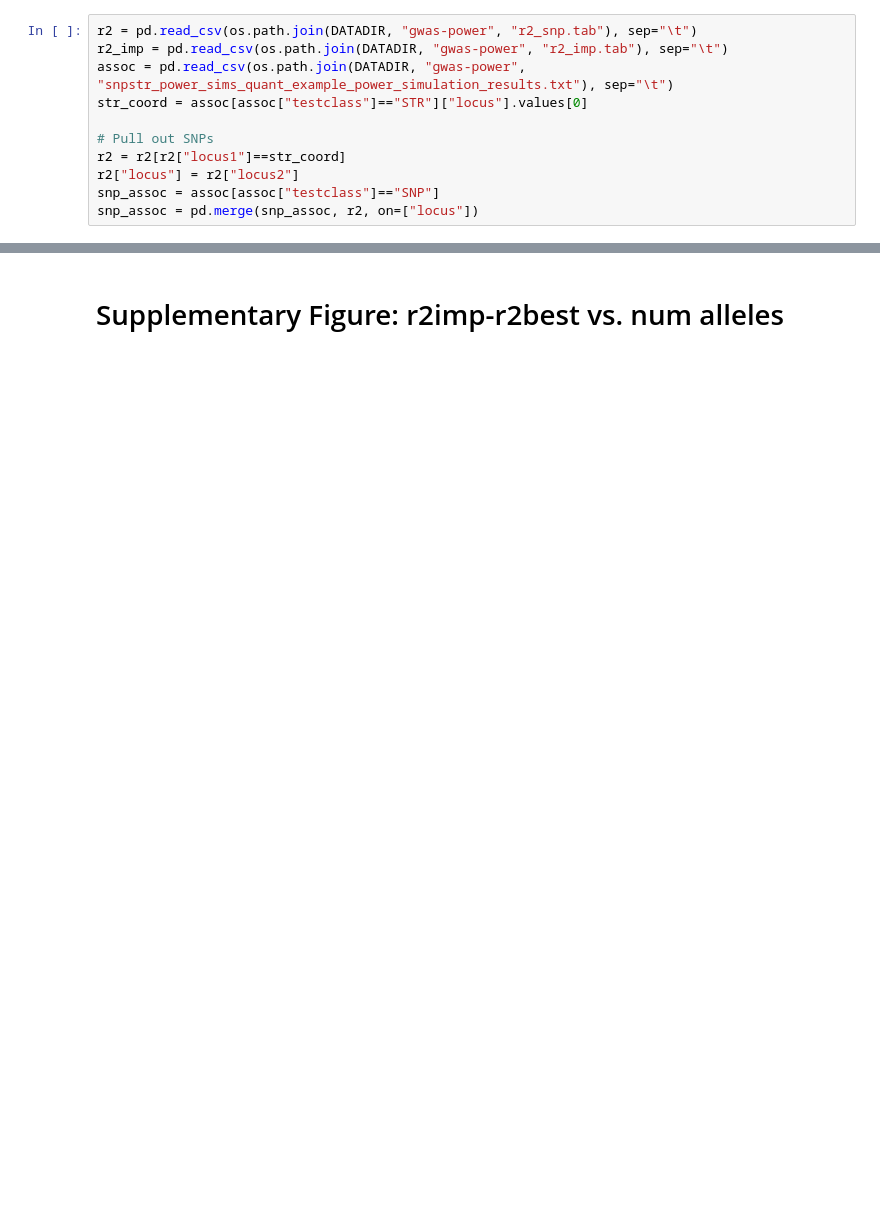
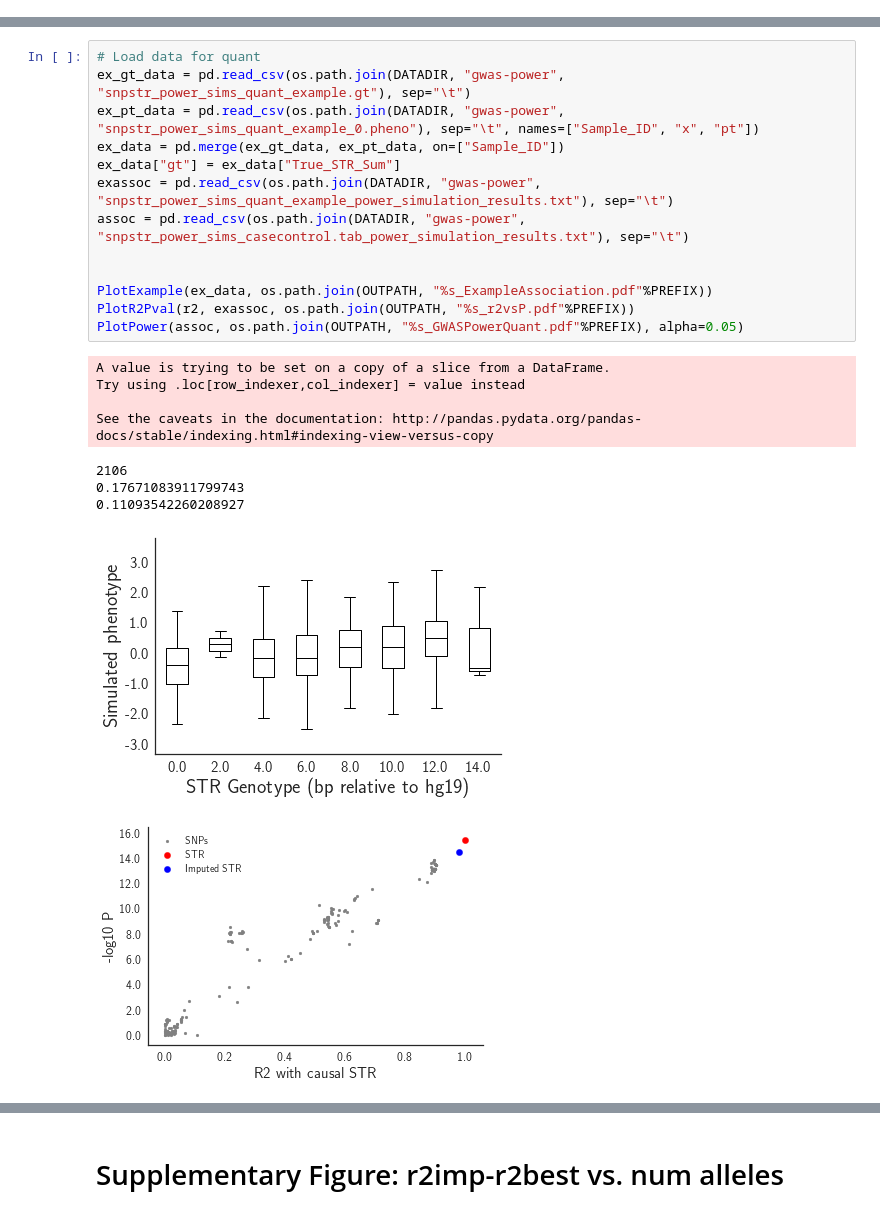
Before and after one commit to gymreklab/ssc-imputation, a Jupyter notebook: haplotype_paper/Figures/Figure4_GWASPower.ipynb, the cells around one changed output, grey strips where cells are left out. Cells and saved outputs as stored; diff of their text form; blank space fills up the shorter version.

```diff
--- a/haplotype_paper/Figures/Figure4_GWASPower.ipynb
+++ b/haplotype_paper/Figures/Figure4_GWASPower.ipynb
@@ -65,11 +29,0 @@ fig.savefig(os.path.join(OUTPATH, "%s_ExampleAssociation.pdf"%PREFIX))
-# %%
-r2 = pd.read_csv(os.path.join(DATADIR, "gwas-power", "r2_snp.tab"), sep="\t")
-r2_imp = pd.read_csv(os.path.join(DATADIR, "gwas-power", "r2_imp.tab"), sep="\t")
-assoc = pd.read_csv(os.path.join(DATADIR, "gwas-power", "snpstr_power_sims_quant_example_power_simulation_results.txt"), sep="\t")
-str_coord = assoc[assoc["testclass"]=="STR"]["locus"].values[0]
-
-# Pull out SNPs
-r2 = r2[r2["locus1"]==str_coord]
-r2["locus"] = r2["locus2"]
-snp_assoc = assoc[assoc["testclass"]=="SNP"]
-snp_assoc = pd.merge(snp_assoc, r2, on=["locus"])
@@ -149,0 +136,23 @@ print(data.shape[0])
+# %%
+# Load data for quant
+ex_gt_data = pd.read_csv(os.path.join(DATADIR, "gwas-power", "snpstr_power_sims_quant_example.gt"), sep="\t")
+ex_pt_data = pd.read_csv(os.path.join(DATADIR, "gwas-power", "snpstr_power_sims_quant_example_0.pheno"), sep="\t", names=["Sample_ID", "x", "pt"])
+ex_data = pd.merge(ex_gt_data, ex_pt_data, on=["Sample_ID"])
+ex_data["gt"] = ex_data["True_STR_Sum"]
+exassoc = pd.read_csv(os.path.join(DATADIR, "gwas-power", "snpstr_power_sims_quant_example_power_simulation_results.txt"), sep="\t")
+assoc = pd.read_csv(os.path.join(DATADIR, "gwas-power", "snpstr_power_sims_casecontrol.tab_power_simulation_results.txt"), sep="\t")
+
+
+PlotExample(ex_data, os.path.join(OUTPATH, "%s_ExampleAssociation.pdf"%PREFIX))
+PlotR2Pval(r2, exassoc, os.path.join(OUTPATH, "%s_r2vsP.pdf"%PREFIX))
+PlotPower(assoc, os.path.join(OUTPATH, "%s_GWASPowerQuant.pdf"%PREFIX), alpha=0.05)
+# %% [output]
+A value is trying to be set on a copy of a slice from a DataFrame.
+Try using .loc[row_indexer,col_indexer] = value instead
+
+See the caveats in the documentation: http://pandas.pydata.org/pandas-docs/stable/indexing.html#indexing-view-versus-copy
+2106
+0.17671083911799743
+0.11093542260208927
+[figure, added]
+[figure, added]
```
Also changed, not shown: parts of 22 cells of this notebook, 2 other files.
